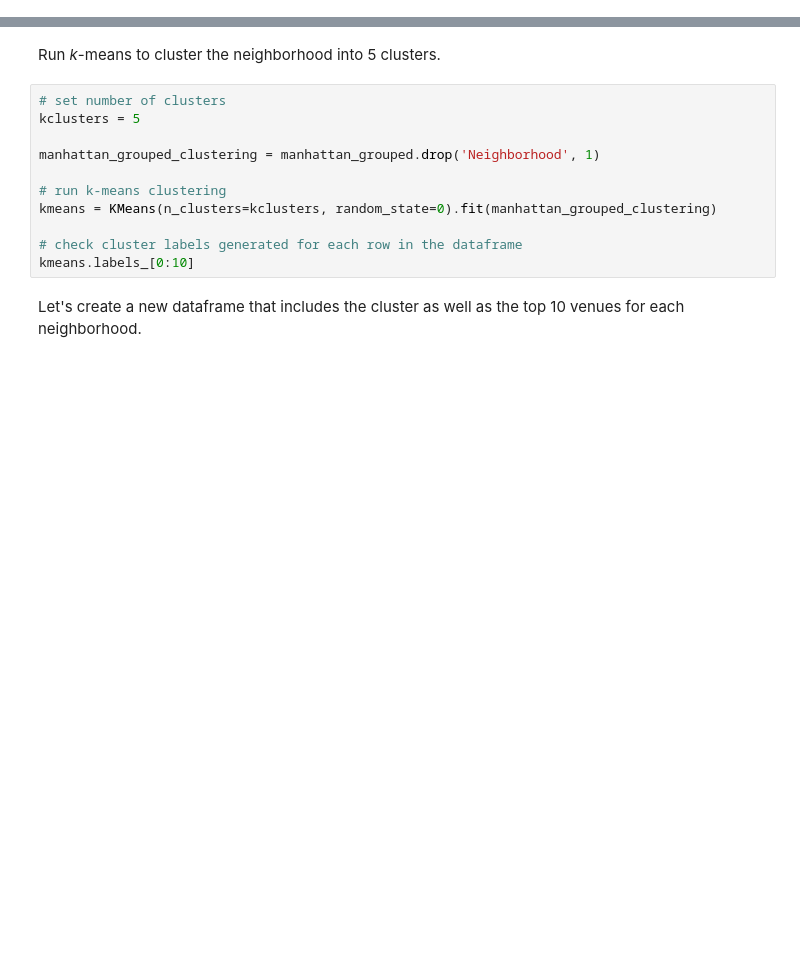
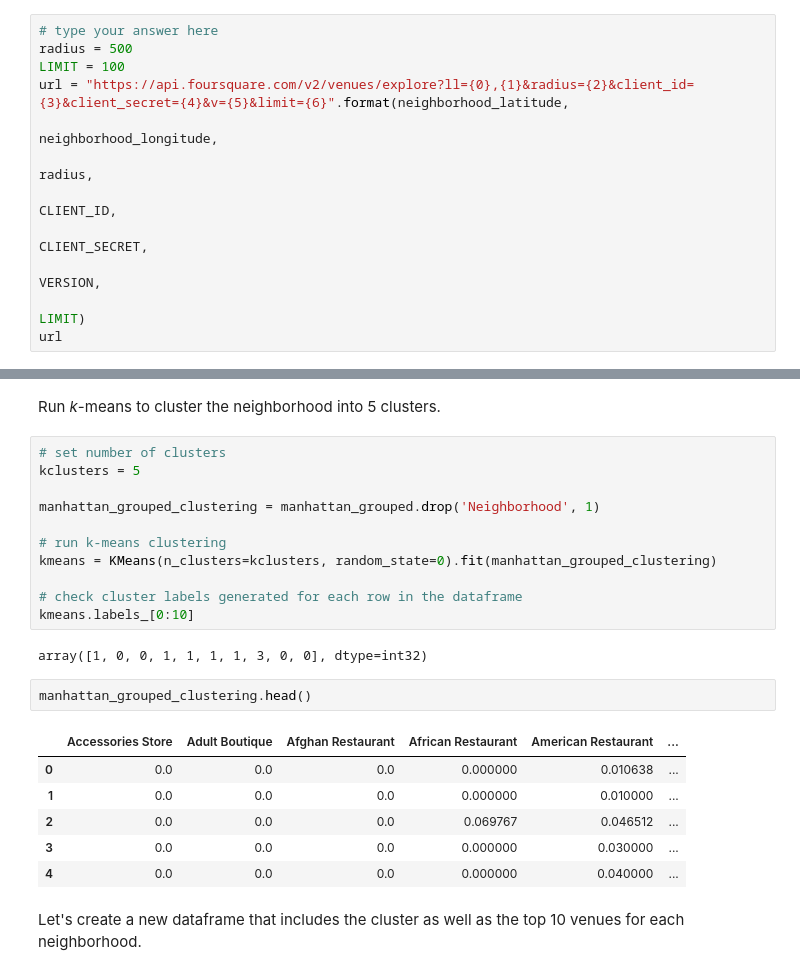
Before and after one commit to epflyingzhang/ibm_data_science_capstone, a Jupyter notebook: resources/DP0701EN-3-3-2-Neighborhoods-New-York-py-v1.0.ipynb, the cells around one changed output, grey strips where cells are left out. Cells and saved outputs as stored; diff of their text form; blank space fills up the shorter version.

```diff
--- a/resources/DP0701EN-3-3-2-Neighborhoods-New-York-py-v1.0.ipynb
+++ b/resources/DP0701EN-3-3-2-Neighborhoods-New-York-py-v1.0.ipynb
@@ -297,0 +306,12 @@ First, let's create the GET request URL. Name your URL **url**.
+# %%
+# type your answer here
+radius = 500
+LIMIT = 100
+url = "https://api.foursquare.com/v2/venues/explore?ll={0},{1}&radius={2}&client_id={3}&client_secret={4}&v={5}&limit={6}".format(neighborhood_latitude,
+                                                                                                                       neighborhood_longitude,
+                                                                                                                       radius,
+                                                                                                                       CLIENT_ID,
+                                                                                                                       CLIENT_SECRET,
+                                                                                                                       VERSION,
+                                                                                                                       LIMIT)
+url
@@ -527,6 +677,17 @@ kmeans = KMeans(n_clusters=kclusters, random_state=0).fit(manhattan_grouped_clus
 
 # check cluster labels generated for each row in the dataframe
 kmeans.labels_[0:10]
+# %% [output]
+array([1, 0, 0, 1, 1, 1, 1, 3, 0, 0], dtype=int32)
+# %%
+manhattan_grouped_clustering.head()
+# %% [output]
+|  | Accessories Store | Adult Boutique | Afghan Restaurant | African Restaurant | American Restaurant | ... |
+| 0 | 0.0 | 0.0 | 0.0 | 0.000000 | 0.010638 | ... |
+| 1 | 0.0 | 0.0 | 0.0 | 0.000000 | 0.010000 | ... |
+| 2 | 0.0 | 0.0 | 0.0 | 0.069767 | 0.046512 | ... |
+| 3 | 0.0 | 0.0 | 0.0 | 0.000000 | 0.030000 | ... |
+| 4 | 0.0 | 0.0 | 0.0 | 0.000000 | 0.040000 | ... |
 # %% [markdown]
 Let's create a new dataframe that includes the cluster as well as the top 10 venues for each neighborhood.
 # %%
```
Also changed, not shown: parts of 27 cells of this notebook.
